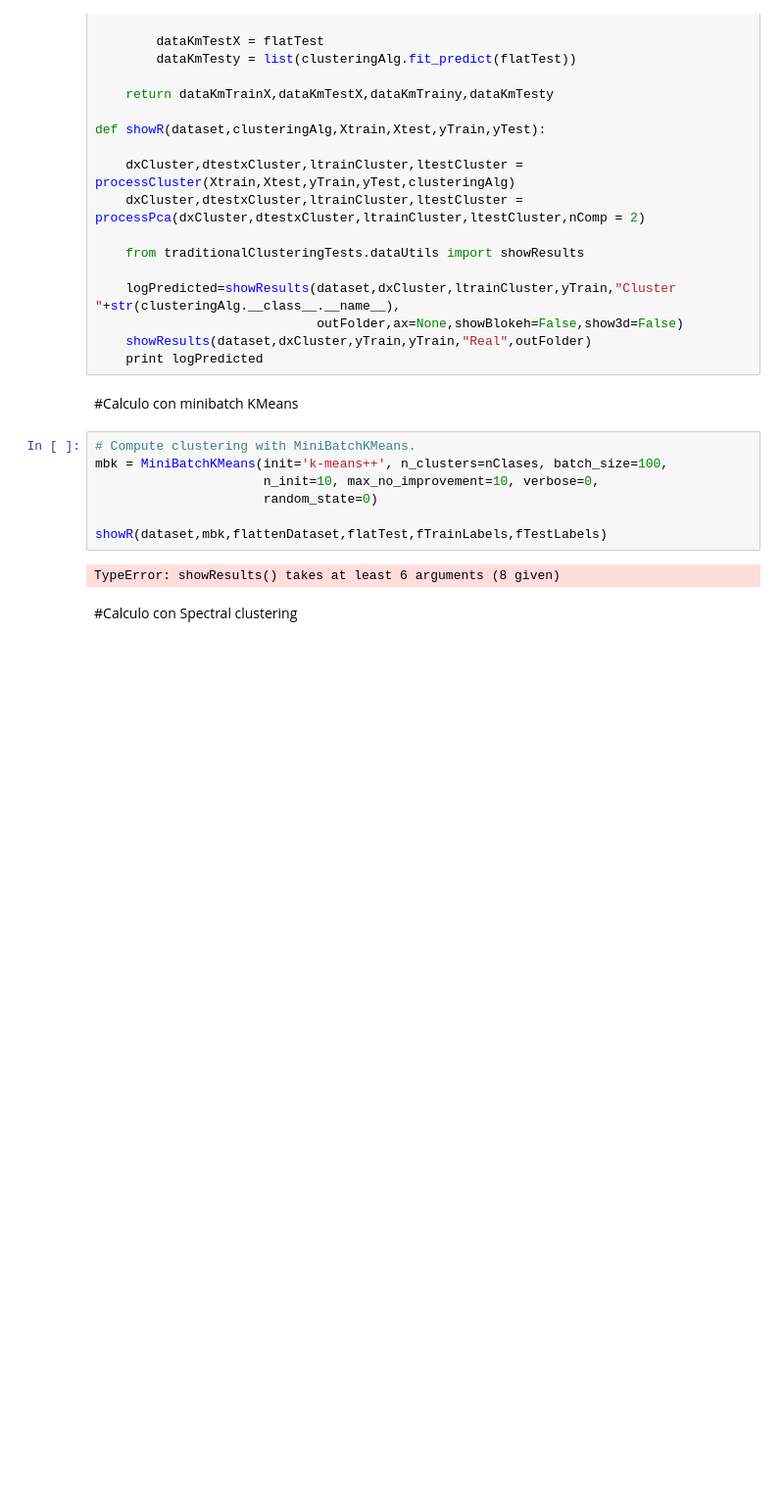
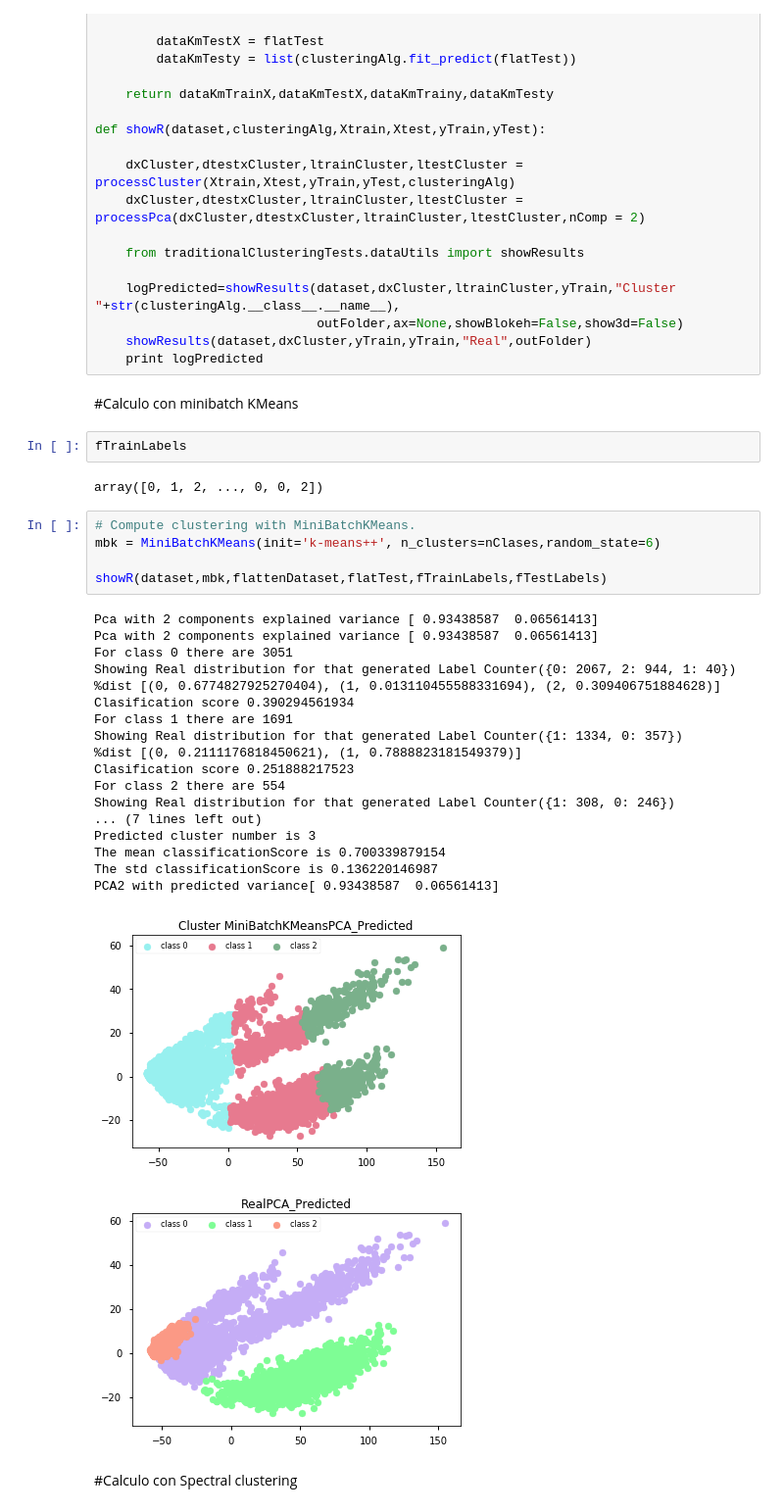
Before and after one commit to aferral/UnsupGAN, a Jupyter notebook: traditionalClusteringTests/dataShow.ipynb, the cells around one changed output. Shown at 98% size. Cells and saved outputs as stored; diff of their text form; blank space fills up the shorter version.

```diff
--- a/traditionalClusteringTests/dataShow.ipynb
+++ b/traditionalClusteringTests/dataShow.ipynb
@@ -157,14 +155,34 @@ def showR(dataset,clusteringAlg,Xtrain,Xtest,yTrain,yTest):
     print logPredicted
 # %% [markdown]
 #Calculo con minibatch KMeans
+# %%
+fTrainLabels
+# %% [output]
+array([0, 1, 2, ..., 0, 0, 2])
 # %%
 # Compute clustering with MiniBatchKMeans.
-mbk = MiniBatchKMeans(init='k-means++', n_clusters=nClases, batch_size=100,
-                      n_init=10, max_no_improvement=10, verbose=0,
-                      random_state=0)
+mbk = MiniBatchKMeans(init='k-means++', n_clusters=nClases,random_state=6)
 
 showR(dataset,mbk,flattenDataset,flatTest,fTrainLabels,fTestLabels)
 # %% [output]
-TypeError: showResults() takes at least 6 arguments (8 given)
+Pca with 2 components explained variance [ 0.93438587  0.06561413]
+Pca with 2 components explained variance [ 0.93438587  0.06561413]
+For class 0 there are 3051
+Showing Real distribution for that generated Label Counter({0: 2067, 2: 944, 1: 40})
+%dist [(0, 0.6774827925270404), (1, 0.013110455588331694), (2, 0.309406751884628)]
+Clasification score 0.390294561934
+For class 1 there are 1691
+Showing Real distribution for that generated Label Counter({1: 1334, 0: 357})
+%dist [(0, 0.2111176818450621), (1, 0.7888823181549379)]
+Clasification score 0.251888217523
+For class 2 there are 554
+Showing Real distribution for that generated Label Counter({1: 308, 0: 246})
+... (7 lines left out)
+Predicted cluster number is 3
+The mean classificationScore is 0.700339879154
+The std classificationScore is 0.136220146987
+PCA2 with predicted variance[ 0.93438587  0.06561413]
+[figure, added]
+[figure, added]
 # %% [markdown]
 #Calculo con Spectral clustering
```
Also changed, not shown: parts of 9 cells of this notebook, 3 other files.
